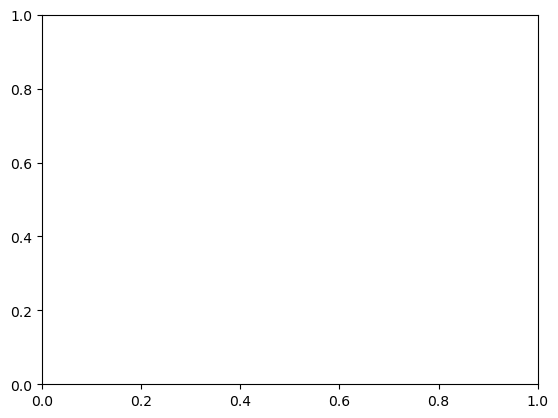
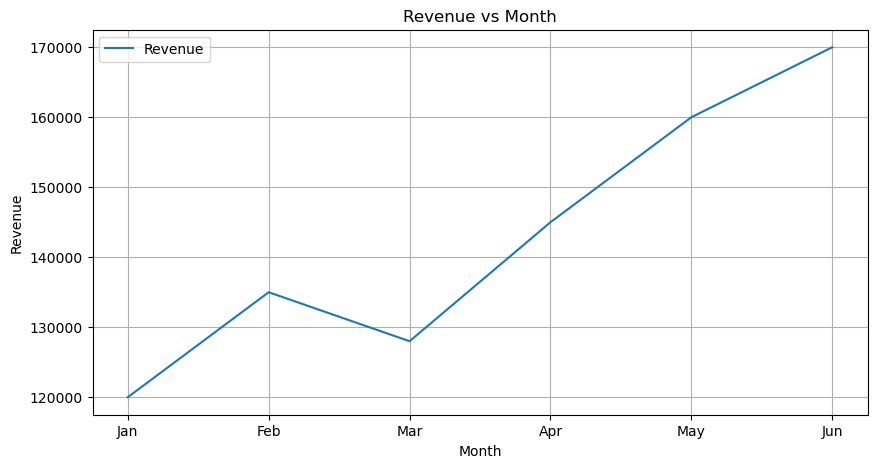
The notebook cell's code change between the first figure and the second:
--- before
+++ after
@@ -4,8 +4,11 @@
     }
 df=pd.DataFrame(sales_data)
-fig,ax=plt.subplot()
-ax.plot(df['Month'],df['Revenue'],)
+
+fig,ax=plt.subplots(figsize=(10,5))
+ax.plot(df['Month'],df['Revenue'],label='Revenue')
 ax.set_title("Revenue vs Month")
 ax.set_xlabel('Month')
 ax.set_ylabel('Revenue')
-ax.show()
+ax.legend()
+ax.grid(True)
+plt.show()

Commit: done with line plot and bar chart got tot know where to use where to use when to use and tried different scenarios